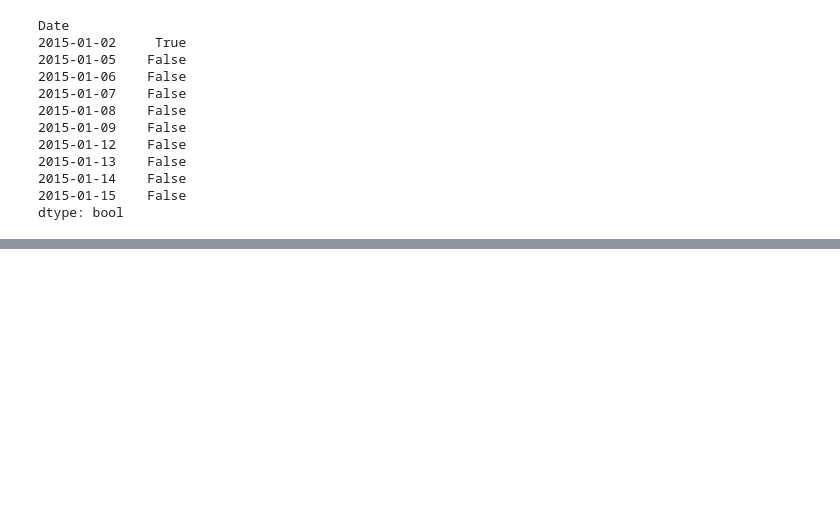
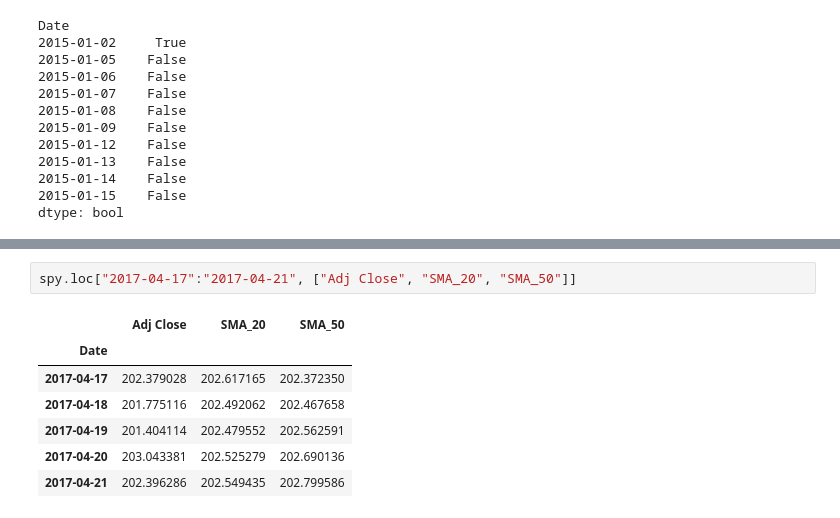
Before and after one commit to GHamilton04/backtester, a Jupyter notebook: notebooks/04_strategy.ipynb, the cells around one changed output, grey strips where cells are left out. Saved outputs shown, nothing was run; the diff lists cells and outputs as text; blank space fills up the shorter version.

```diff
--- a/notebooks/04_strategy.ipynb
+++ b/notebooks/04_strategy.ipynb
@@ -167,0 +181,10 @@ dtype: bool
+# %%
+spy.loc["2017-04-17":"2017-04-21", ["Adj Close", "SMA_20", "SMA_50"]]
+# %% [output]
+|  | Adj Close | SMA_20 | SMA_50 |
+| Date |  |  |  |
+| 2017-04-17 | 202.379028 | 202.617165 | 202.372350 |
+| 2017-04-18 | 201.775116 | 202.492062 | 202.467658 |
+| 2017-04-19 | 201.404114 | 202.479552 | 202.562591 |
+| 2017-04-20 | 203.043381 | 202.525279 | 202.690136 |
+| 2017-04-21 | 202.396286 | 202.549435 | 202.799586 |
```
Also changed, not shown: parts of 5 cells of this notebook.
